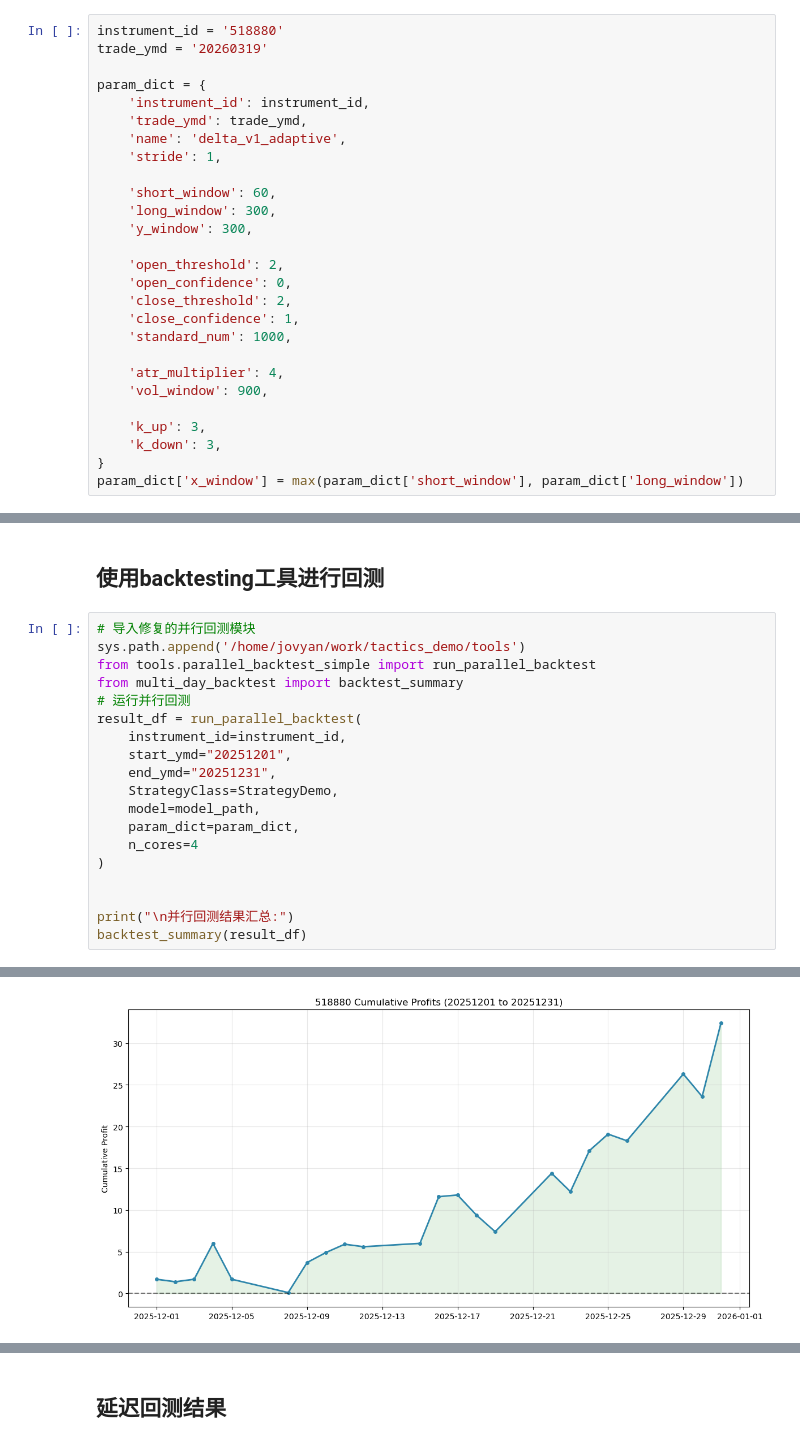
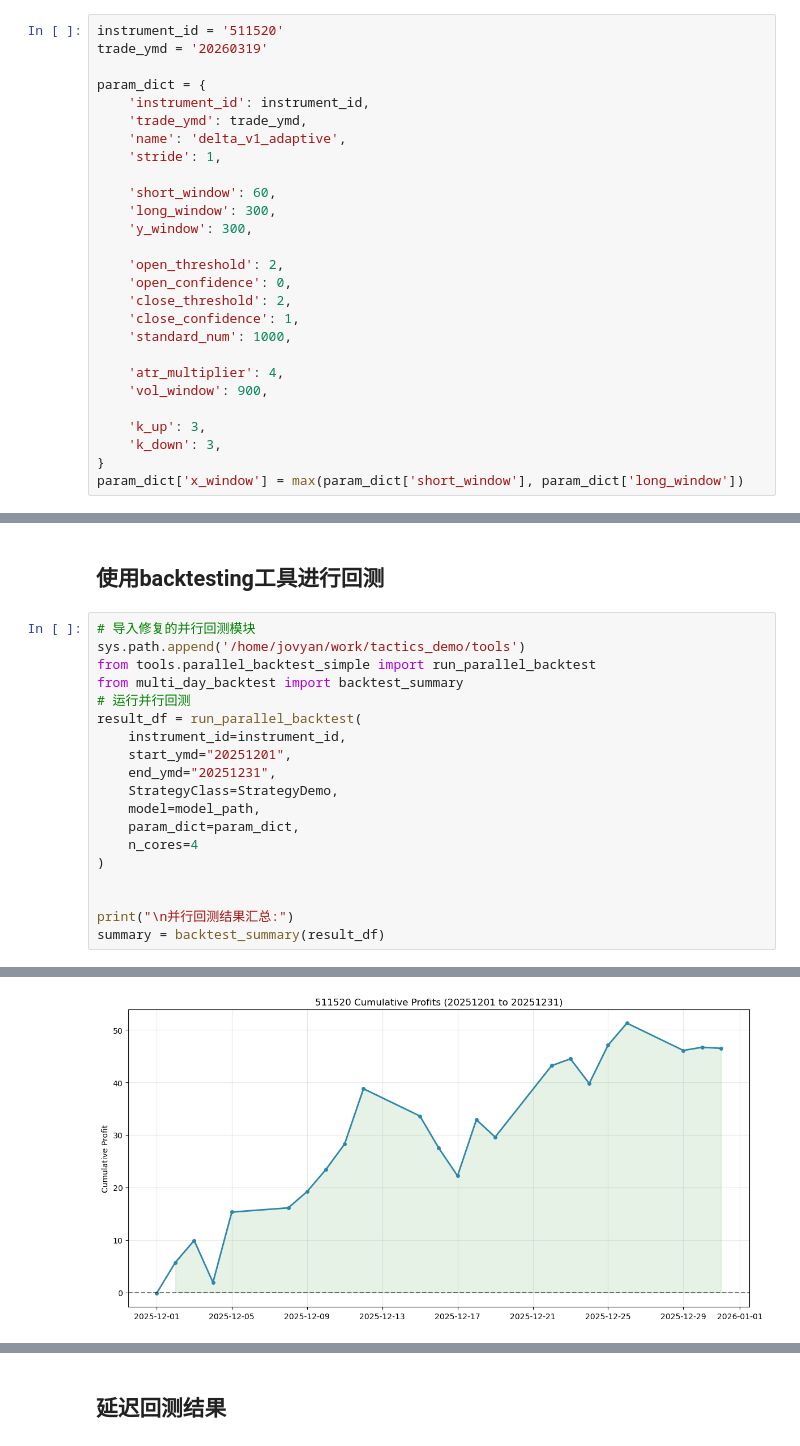
Before and after one commit to artinsophia/Quant-Intern-2026, a Jupyter notebook: delta/demo.ipynb, the cells around one changed output, grey strips where cells are left out. Drawn from its saved outputs; the diff is of its cells as text.

```diff
--- a/delta/demo.ipynb
+++ b/delta/demo.ipynb
@@ -22,7 +25,7 @@ from delta import *
 # %% [markdown]
 ## 设置参数（包含自适应参数）
 # %%
-instrument_id = '518880'
+instrument_id = '511520'
 trade_ymd = '20260319'
 
 param_dict = {
@@ -231,7 +231,7 @@ result_df = run_parallel_backtest(
 
 
 print("\n并行回测结果汇总:")
-backtest_summary(result_df)
+summary = backtest_summary(result_df)
 # %% [output]
 -> Python解释器: /opt/conda/bin/python
 -> Python版本: 3.13.11 | packaged by conda-forge | (main, Jan 26 2026, 23:57:06) [GCC 14.3.0]
@@ -253,2 +253,2 @@ spawn模式启动
-[figure, old version]
+[figure, new version]
 并行回测结果汇总:
```
Also changed, not shown: parts of 11 cells of this notebook, 1 other file.
